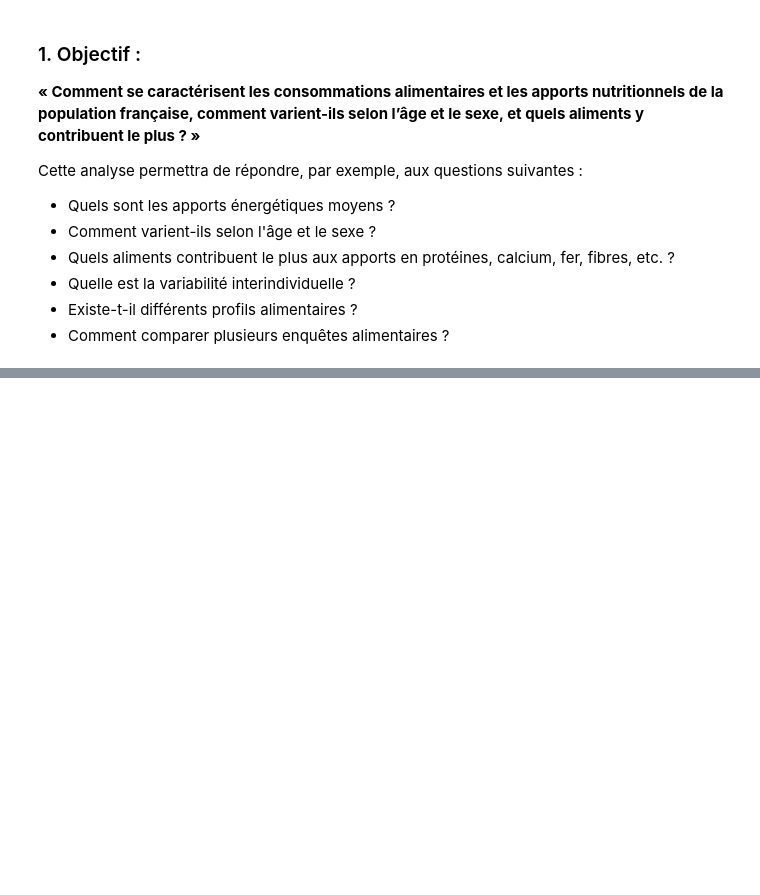
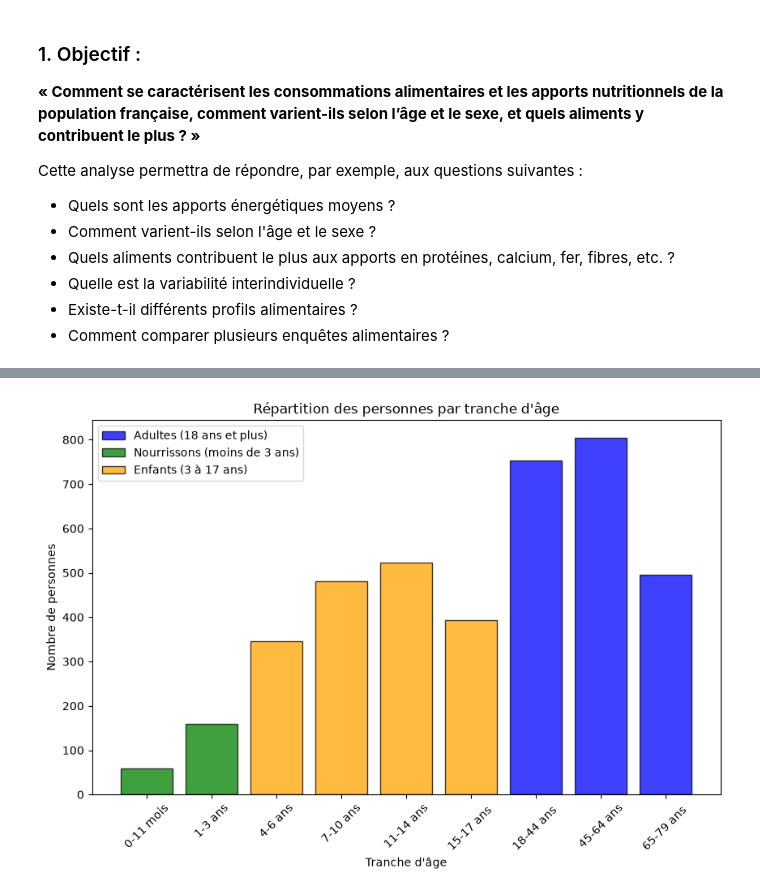
Before and after one commit to Mithrafk/Projet_Collab_Sabine, a Jupyter notebook: TP7/7_projet.ipynb, the cells around one changed output, grey strips where cells are left out. Saved outputs shown, nothing was run; the diff lists cells and outputs as text; code cells hidden in the pictures; blank space fills up the shorter version.

```diff
--- a/TP7/7_projet.ipynb
+++ b/TP7/7_projet.ipynb
@@ -148,0 +174,26 @@ plt.show()
+# %%
+df_adulte = df[df["tage_PS"] >= 7]
+df_nourisson = df[df["tage_PS"] < 3]
+df_enfant = df[(df["tage_PS"] >= 3) & (df["tage_PS"] < 7)]
+
+bins = [0,1,2,3,4,5,6,7,8,9]
+labels = ['0-11 mois', '1-3 ans', '4-6 ans', '7-10 ans', '11-14 ans', '15-17 ans ', '18-44 ans ', '45-64 ans', '65-79 ans ']
+
+counts_adulte = pd.cut(df_adulte["tage_PS"], bins=bins, labels=labels)
+counts_nourisson = pd.cut(df_nourisson["tage_PS"], bins=bins, labels=labels)
+counts_enfant = pd.cut(df_enfant["tage_PS"], bins=bins, labels=labels)
+
+x = np.arange(len(labels))
+
+plt.figure(figsize=(10, 6))
+plt.bar(x, counts_adulte.value_counts(sort=False), color='blue', alpha=0.75, edgecolor='black', label='Adultes (18 ans et plus)')
+plt.bar(x, counts_nourisson.value_counts(sort=False), color='green', alpha=0.75, edgecolor='black', label='Nourrissons (moins de 3 ans)')
+plt.bar(x, counts_enfant.value_counts(sort=False), color='orange', alpha=0.75, edgecolor='black', label='Enfants (3 à 17 ans)')
+plt.xlabel('Tranche d\'âge')
+plt.ylabel('Nombre de personnes')
+plt.title('Répartition des personnes par tranche d\'âge')
+plt.xticks(x, labels, rotation=45)
+plt.legend()
+plt.show()
+# %% [output]
+[figure, added]
```
Also changed, not shown: parts of 8 cells of this notebook, 1 other file.
